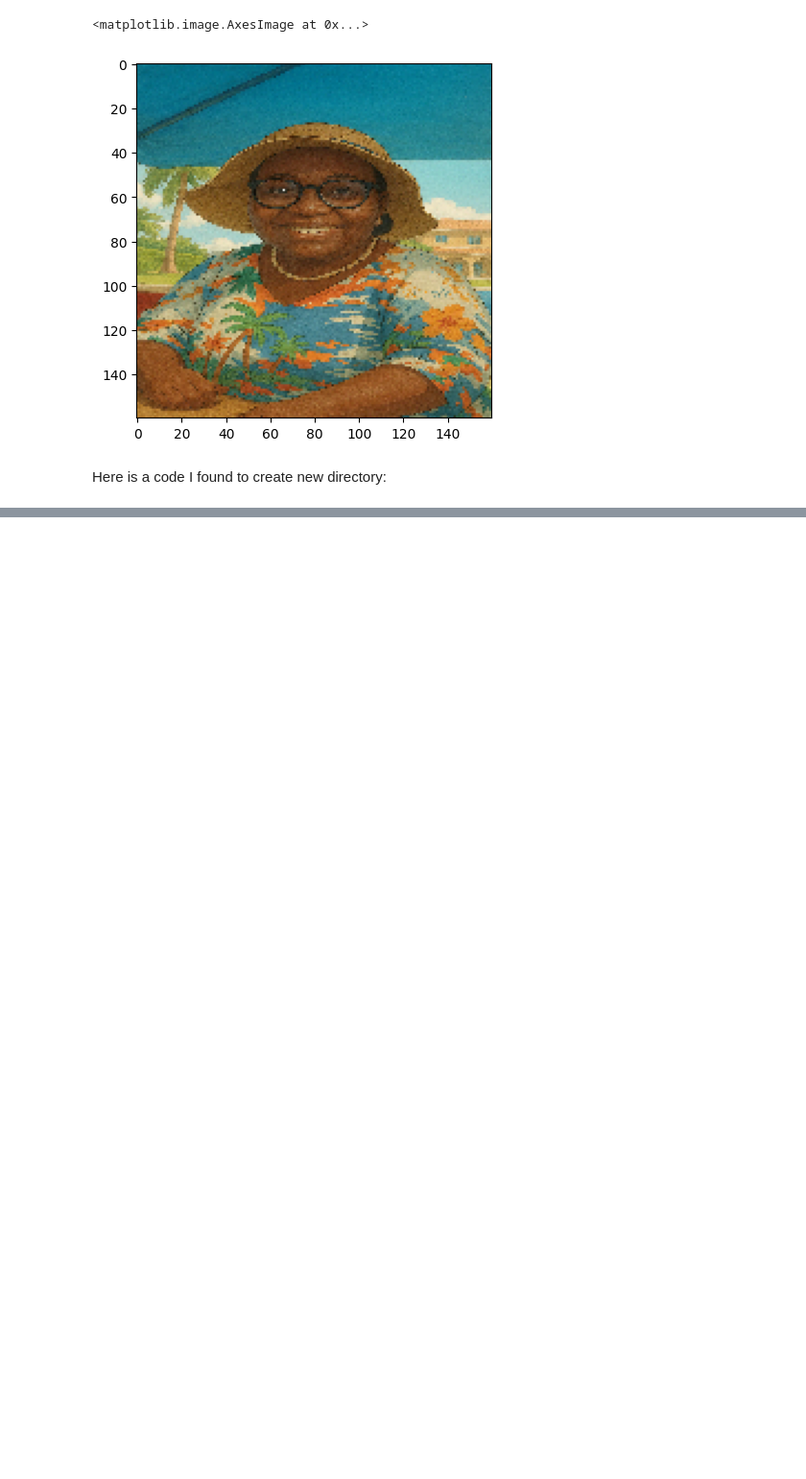
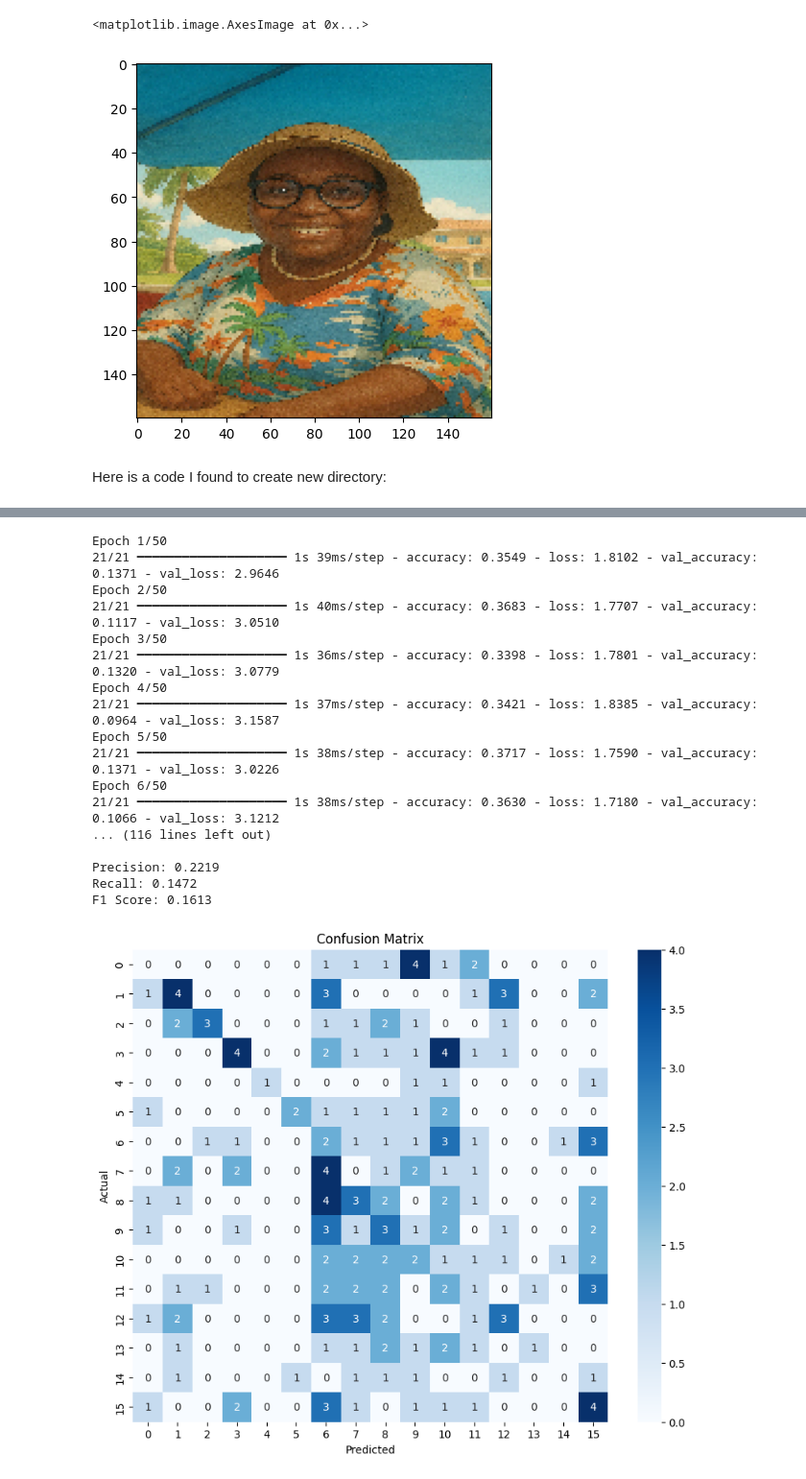
Before and after one commit to SMarco2310/AI-Project, a Jupyter notebook: Intro_to_AI_Project.ipynb, the cells around one changed output, grey strips where cells are left out. Shown at 96% size. Drawn from its saved outputs; the diff is of its cells as text; code cells hidden in the pictures; blank space fills up the shorter version.

```diff
--- a/Intro_to_AI_Project.ipynb
+++ b/Intro_to_AI_Project.ipynb
@@ -108,0 +749,65 @@ for images in os.listdir(folder_dir):
+# %%
+# === Train the model ===
+history = cnn_model.fit(
+    X_train, y_train,
+    epochs=50,
+    batch_size=32,
+    validation_data=(X_test, y_test)
+)
+
+# === Evaluate the model ===
+loss, accuracy = cnn_model.evaluate(X_test, y_test, verbose=0)
+print(f"Test Loss: {loss:.4f}")
+print(f"Test Accuracy: {accuracy:.4f}")
+
+# === Generate predictions ===
+y_pred_probs = cnn_model.predict(X_test)
+y_pred = np.argmax(y_pred_probs, axis=1)
+#y_true = np.argmax(y_test, axis=0) # The problem was in this line
+y_true = y_test # This is the correction
+
+# === Classification report & metrics ===
+from sklearn.metrics import classification_report, confusion_matrix, precision_score, recall_score, f1_score
+import seaborn as sns
+import matplotlib.pyplot as plt
+
+# Print classification report
+print("\nClassification Report:\n")
+print(classification_report(y_true, y_pred))
+
+# Print separate metrics
+precision = precision_score(y_true, y_pred, average='weighted')
+recall = recall_score(y_true, y_pred, average='weighted')
+f1 = f1_score(y_true, y_pred, average='weighted')
+
+print(f"Precision: {precision:.4f}")
+print(f"Recall: {recall:.4f}")
+print(f"F1 Score: {f1:.4f}")
+
+# Confusion matrix heatmap
+cm = confusion_matrix(y_true, y_pred)
+plt.figure(figsize=(10, 8))
+sns.heatmap(cm, annot=True, fmt="d", cmap="Blues")
+plt.title("Confusion Matrix")
+plt.xlabel("Predicted")
+plt.ylabel("Actual")
+plt.show()
+# %% [output]
+Epoch 1/50
+21/21 ━━━━━━━━━━━━━━━━━━━━ 1s 39ms/step - accuracy: 0.3549 - loss: 1.8102 - val_accuracy: 0.1371 - val_loss: 2.9646
+Epoch 2/50
+21/21 ━━━━━━━━━━━━━━━━━━━━ 1s 40ms/step - accuracy: 0.3683 - loss: 1.7707 - val_accuracy: 0.1117 - val_loss: 3.0510
+Epoch 3/50
+21/21 ━━━━━━━━━━━━━━━━━━━━ 1s 36ms/step - accuracy: 0.3398 - loss: 1.7801 - val_accuracy: 0.1320 - val_loss: 3.0779
+Epoch 4/50
+21/21 ━━━━━━━━━━━━━━━━━━━━ 1s 37ms/step - accuracy: 0.3421 - loss: 1.8385 - val_accuracy: 0.0964 - val_loss: 3.1587
+Epoch 5/50
+21/21 ━━━━━━━━━━━━━━━━━━━━ 1s 38ms/step - accuracy: 0.3717 - loss: 1.7590 - val_accuracy: 0.1371 - val_loss: 3.0226
+Epoch 6/50
+21/21 ━━━━━━━━━━━━━━━━━━━━ 1s 38ms/step - accuracy: 0.3630 - loss: 1.7180 - val_accuracy: 0.1066 - val_loss: 3.1212
+... (116 lines left out)
+
+Precision: 0.2219
+Recall: 0.1472
+F1 Score: 0.1613
+[figure, added]
```
Also changed, not shown: parts of 31 cells of this notebook.
